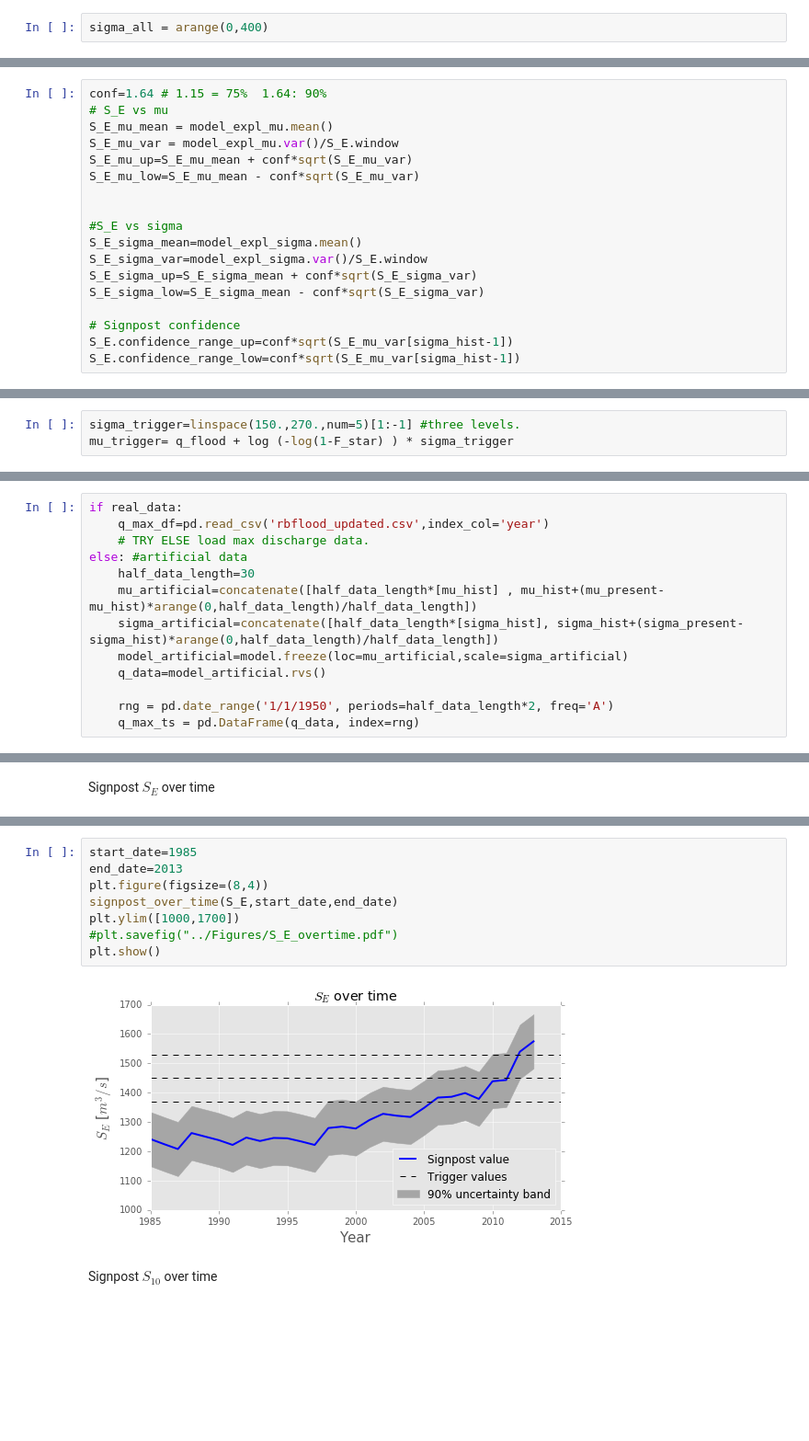
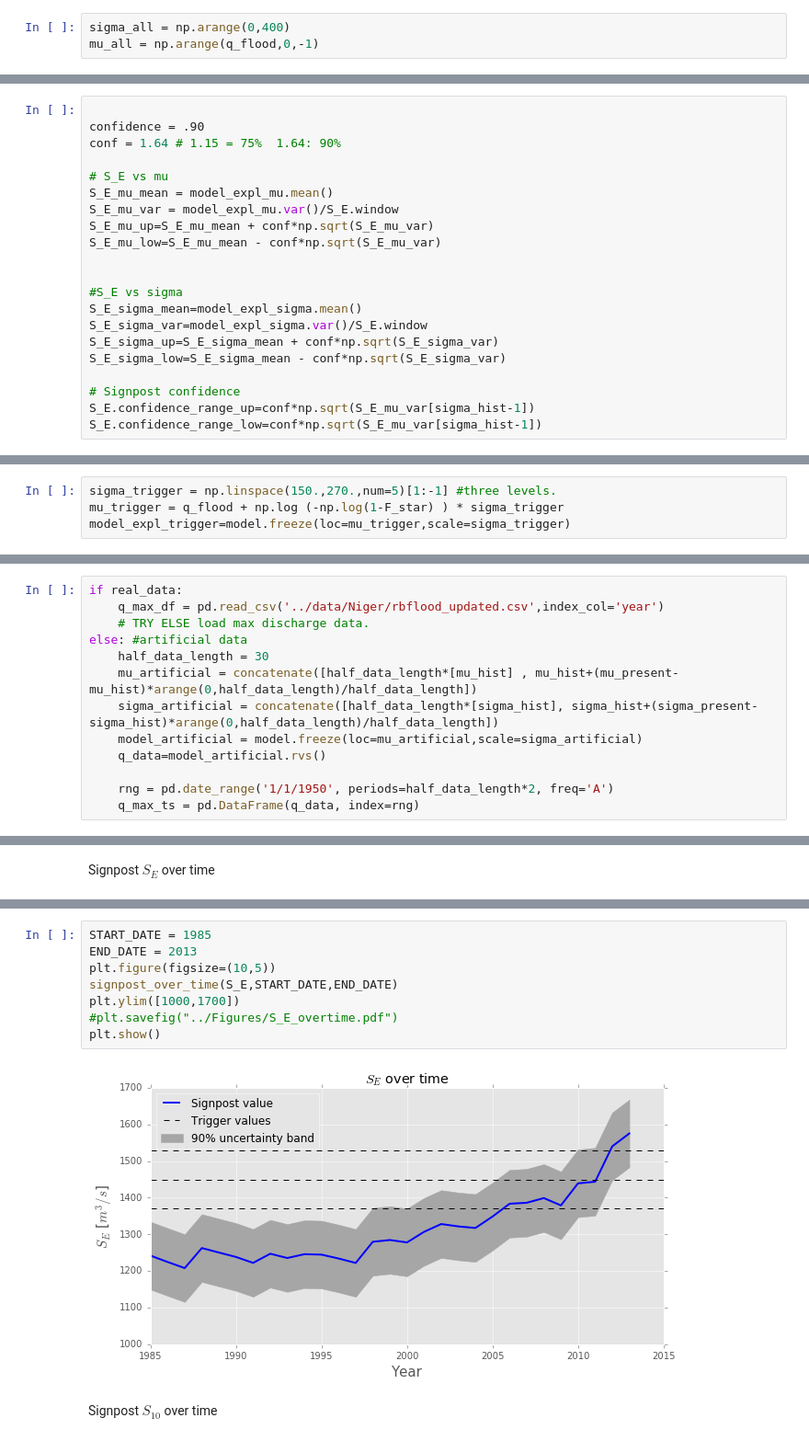
Before and after one commit to luciofaso/Monitoring_DAP, a Jupyter notebook: 1_Niger/Monitoring_Niger.ipynb, the cells around one changed output, grey strips where cells are left out. Shown at 92% size. Drawn from its saved outputs; the diff is of its cells as text; blank space fills up the shorter version.

```diff
--- a/1_Niger/Monitoring_Niger.ipynb
+++ b/1_Niger/Monitoring_Niger.ipynb
@@ -96,6 +106,7 @@ The GEV is a stochastic model whose model parameters are generally estimated fro
 # %% [markdown]
 Changed, over time, reaching $\mu_h=600$ $m^3/s$  and $\sigma_h=240$ $m^3/s$
 # %%
-sigma_all = arange(0,400)
+sigma_all = np.arange(0,400)
+mu_all = np.arange(q_flood,0,-1)
 # %% [markdown]
 Explore critical region for different values of $\mu$ and $\sigma$. Exploratory modeling, or stress test.
@@ -171,23 +191,26 @@ mu_expl=mu_all[::-1]
 model_expl_mu=model.freeze(loc=mu_expl,scale=sigma_hist)
 model_expl_sigma=model.freeze(loc=mu_hist,scale=sigma_all)
 # %%
-conf=1.64 # 1.15 = 75%  1.64: 90%
+
+confidence = .90
+conf = 1.64 # 1.15 = 75%  1.64: 90%
+
 # S_E vs mu
 S_E_mu_mean = model_expl_mu.mean()
 S_E_mu_var = model_expl_mu.var()/S_E.window
-S_E_mu_up=S_E_mu_mean + conf*sqrt(S_E_mu_var)
-S_E_mu_low=S_E_mu_mean - conf*sqrt(S_E_mu_var)
+S_E_mu_up=S_E_mu_mean + conf*np.sqrt(S_E_mu_var)
+S_E_mu_low=S_E_mu_mean - conf*np.sqrt(S_E_mu_var)
 
 
 #S_E vs sigma
 S_E_sigma_mean=model_expl_sigma.mean()
 S_E_sigma_var=model_expl_sigma.var()/S_E.window
-S_E_sigma_up=S_E_sigma_mean + conf*sqrt(S_E_sigma_var)
-S_E_sigma_low=S_E_sigma_mean - conf*sqrt(S_E_sigma_var)
+S_E_sigma_up=S_E_sigma_mean + conf*np.sqrt(S_E_sigma_var)
+S_E_sigma_low=S_E_sigma_mean - conf*np.sqrt(S_E_sigma_var)
 
 # Signpost confidence
-S_E.confidence_range_up=conf*sqrt(S_E_mu_var[sigma_hist-1])
-S_E.confidence_range_low=conf*sqrt(S_E_mu_var[sigma_hist-1])
+S_E.confidence_range_up=conf*np.sqrt(S_E_mu_var[sigma_hist-1])
+S_E.confidence_range_low=conf*np.sqrt(S_E_mu_var[sigma_hist-1])
 # %%
 f, (ax_mu, ax_sigma) = plt.subplots(1,2,sharey=True,figsize=(10,5))
 plt.figure(1)
@@ -246,4 +322,5 @@ Different precautionary warnings for $\mu$ and $\sigma$ if they are half the thr
 # %%
-sigma_trigger=linspace(150.,270.,num=5)[1:-1] #three levels.
-mu_trigger= q_flood + log (-log(1-F_star) ) * sigma_trigger
+sigma_trigger = np.linspace(150.,270.,num=5)[1:-1] #three levels.
+mu_trigger = q_flood + np.log (-np.log(1-F_star) ) * sigma_trigger
+model_expl_trigger=model.freeze(loc=mu_trigger,scale=sigma_trigger)
 # %%
@@ -266,13 +335,13 @@ real_data=1
 Loading observed data, or create artificial ones.
 # %%
 if real_data:
-    q_max_df=pd.read_csv('rbflood_updated.csv',index_col='year')
+    q_max_df = pd.read_csv('../data/Niger/rbflood_updated.csv',index_col='year')
     # TRY ELSE load max discharge data.
 else: #artificial data
-    half_data_length=30
-    mu_artificial=concatenate([half_data_length*[mu_hist] , mu_hist+(mu_present-mu_hist)*arange(0,half_data_length)/half_data_length])
-    sigma_artificial=concatenate([half_data_length*[sigma_hist], sigma_hist+(sigma_present-sigma_hist)*arange(0,half_data_length)/half_data_length])
-    model_artificial=model.freeze(loc=mu_artificial,scale=sigma_artificial)
+    half_data_length = 30
+    mu_artificial = concatenate([half_data_length*[mu_hist] , mu_hist+(mu_present-mu_hist)*arange(0,half_data_length)/half_data_length])
+    sigma_artificial = concatenate([half_data_length*[sigma_hist], sigma_hist+(sigma_present-sigma_hist)*arange(0,half_data_length)/half_data_length])
+    model_artificial = model.freeze(loc=mu_artificial,scale=sigma_artificial)
     q_data=model_artificial.rvs()
 
     rng = pd.date_range('1/1/1950', periods=half_data_length*2, freq='A')
@@ -349,13 +396,13 @@ Confidence range: band considering $\mu_{hist},\sigma_{hist}$, and confidence 90
 # %%
-start_date=1985
-end_date=2013
-plt.figure(figsize=(8,4))
-signpost_over_time(S_E,start_date,end_date)
+START_DATE = 1985
+END_DATE = 2013
+plt.figure(figsize=(10,5))
+signpost_over_time(S_E,START_DATE,END_DATE)
 plt.ylim([1000,1700])
 #plt.savefig("../Figures/S_E_overtime.pdf")
 plt.show()
 # %% [output]
-[figure, old version]
+[figure, new version]
 # %% [markdown]
 Signpost $S_{10}$ over time
 # %%
```
Also changed, not shown: parts of 42 cells of this notebook, 2 other files.
